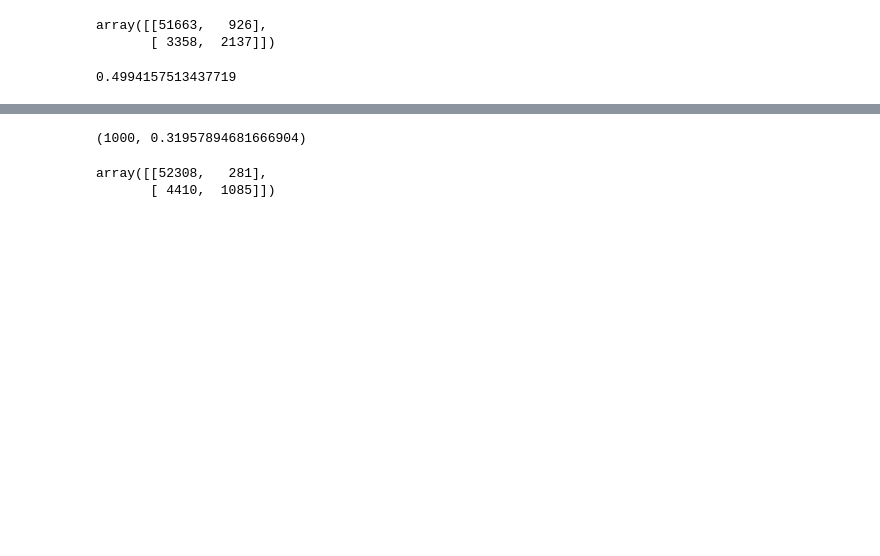
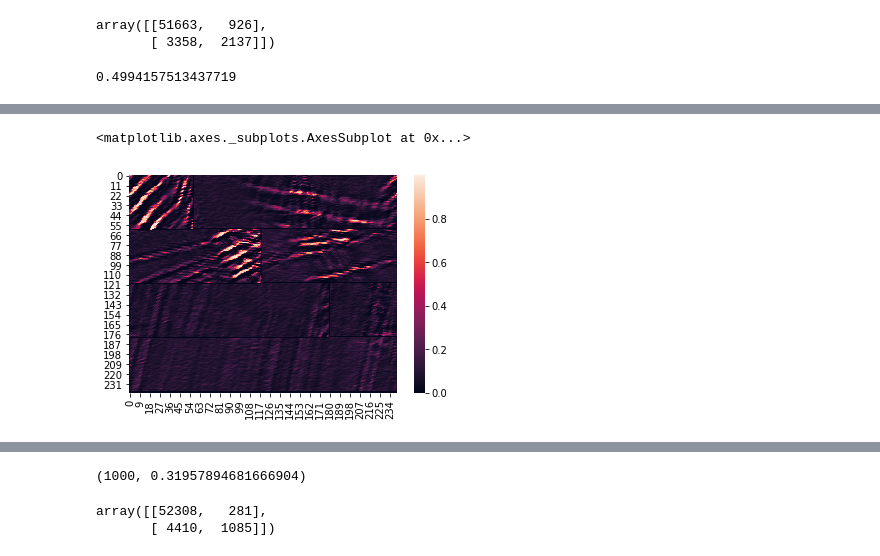
Before and after one commit to haroldmli/Ice-Fracture-Detection, a Jupyter notebook: Fractures Research/Fractures Investigation.ipynb, the cells around one changed output, grey strips where cells are left out. Cells and saved outputs as stored; diff of their text form; code cells hidden in the pictures; blank space fills up the shorter version.

```diff
--- a/Fractures Research/Fractures Investigation.ipynb
+++ b/Fractures Research/Fractures Investigation.ipynb
@@ -246,0 +265,5 @@ f1_score(test_y, (test_y_predict > 0.5))
+# %%
+sns.heatmap(y_predict_2d)
+# %% [output]
+<matplotlib.axes._subplots.AxesSubplot at 0x...>
+[figure, added]
```
Also changed, not shown: parts of 10 cells of this notebook.
